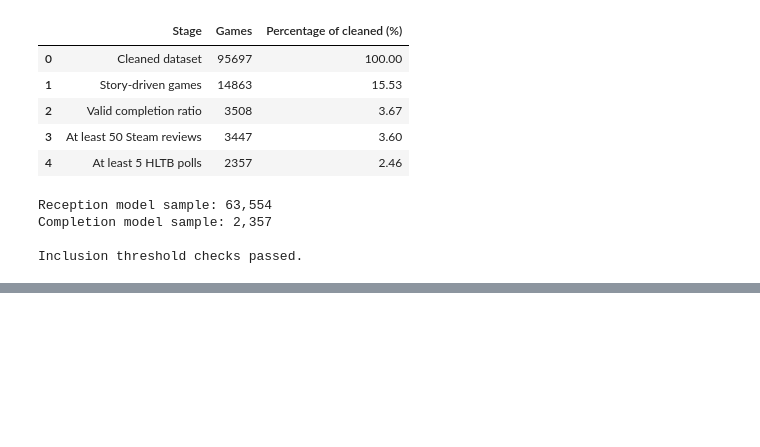
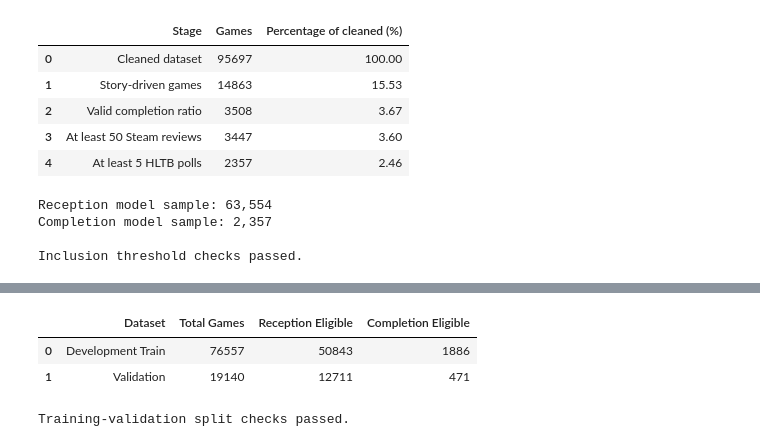
Before and after one commit to SinYang13/IS630, a Jupyter notebook: notebooks/02_cleaning_and_features.ipynb, the cells around one changed output, grey strips where cells are left out. Saved outputs shown, nothing was run; the diff lists cells and outputs as text; code cells hidden in the pictures; blank space fills up the shorter version.

Commit message:
Finish cleaning and features

```diff
--- a/notebooks/02_cleaning_and_features.ipynb
+++ b/notebooks/02_cleaning_and_features.ipynb
@@ -1374,0 +1401,78 @@ Inclusion threshold checks passed.
+# %%
+
+# Step 6: Split training data into development and validation sets
+
+from sklearn.model_selection import train_test_split
+
+VALIDATION_SIZE = 0.20
+
+# Validate eligibility relationship
+assert not (
+    df_clean["flag_completion_model"]
+    & ~df_clean["flag_reception_model"]
+).any()
+
+# Stratify into three groups:
+# 0 = Neither model
+# 1 = Reception only
+# 2 = Reception and completion
+strata = (
+    df_clean["flag_reception_model"].astype(int)
+    + df_clean["flag_completion_model"].astype(int)
+)
+
+# Create development and validation datasets
+df_train, df_val = train_test_split(
+    df_clean,
+    test_size=VALIDATION_SIZE,
+    random_state=config.SEED,
+    stratify=strata
+)
+
+df_train = df_train.copy()
+df_val = df_val.copy()
+
+# Summarize sample sizes
+split_summary = pd.DataFrame({
+    "Dataset": ["Development Train", "Validation"],
+    "Total Games": [
+        len(df_train),
+        len(df_val)
+    ],
+    "Reception Eligible": [
+        int(df_train["flag_reception_model"].sum()),
+        int(df_val["flag_reception_model"].sum())
+    ],
+    "Completion Eligible": [
+        int(df_train["flag_completion_model"].sum()),
+        int(df_val["flag_completion_model"].sum())
+    ]
+})
+
+display(split_summary)
+
+# Validation checks
+assert len(df_train) + len(df_val) == len(df_clean)
+
+assert set(df_train["steam_appid"]).isdisjoint(
+    set(df_val["steam_appid"])
+)
+
+assert (
+    df_train["flag_reception_model"].sum()
+    + df_val["flag_reception_model"].sum()
+    == df_clean["flag_reception_model"].sum()
+)
+
+assert (
+    df_train["flag_completion_model"].sum()
+    + df_val["flag_completion_model"].sum()
+    == df_clean["flag_completion_model"].sum()
+)
+
+print("\nTraining-validation split checks passed.")
+# %% [output]
+|  | Dataset | Total Games | Reception Eligible | Completion Eligible |
+| 0 | Development Train | 76557 | 50843 | 1886 |
+| 1 | Validation | 19140 | 12711 | 471 |
+Training-validation split checks passed.
```
Also changed, not shown: parts of 7 cells of this notebook.
